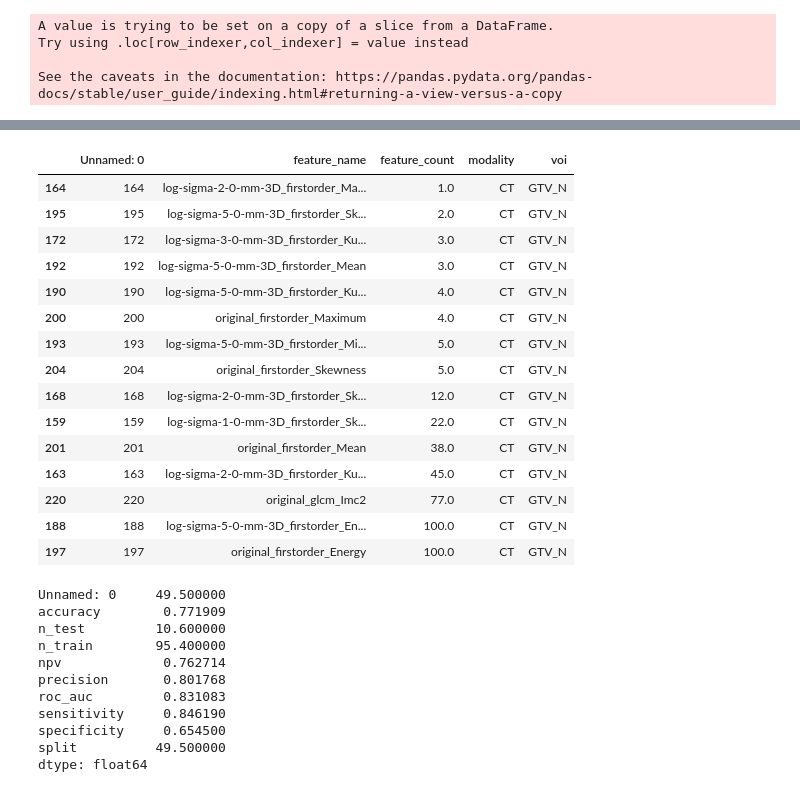
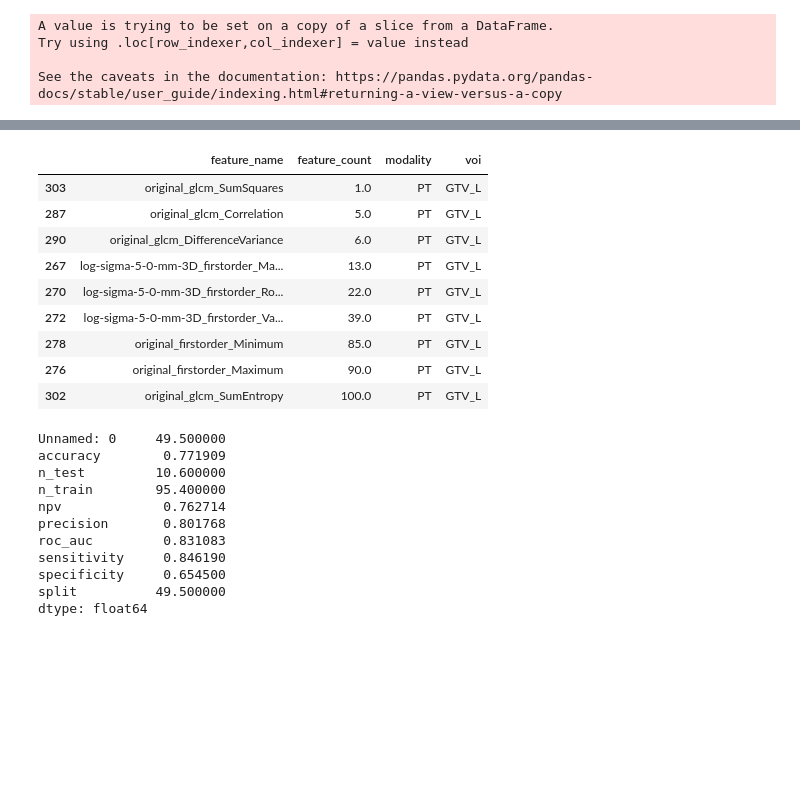
Before and after one commit to voreille/plc_segmentation, a Jupyter notebook: notebooks/analyze_results_radiomics.ipynb, the cells around one changed output, grey strips where cells are left out. Drawn from its saved outputs; the diff is of its cells as text; code cells hidden in the pictures; blank space fills up the shorter version.

```diff
--- a/notebooks/analyze_results_radiomics.ipynb
+++ b/notebooks/analyze_results_radiomics.ipynb
@@ -59,28 +54,22 @@ sns.violinplot(x="1/n_train", y="roc_auc", data=df_plot)
 # %%
 df_fcounts = pd.read_csv("../results/radiomics/rkf_results/light_feature_counts.csv")
 # %%
-df_f_hist = df_fcounts[(df_fcounts["modality"] == "CT")
-                       & (df_fcounts["voi"] == "GTV_N") &
+df_f_hist = df_fcounts[(df_fcounts["modality"] == "PT")
+                       & (df_fcounts["voi"] == "GTV_L") &
                        (df_fcounts["feature_count"] != 0.0)].sort_values(
                            by="feature_count")
-df_f_hist
+df_f_hist.drop(["Unnamed: 0"], axis=1)
 # %% [output]
-|  | Unnamed: 0 | feature_name | feature_count | modality | voi |
-| 164 | 164 | log-sigma-2-0-mm-3D_firstorder_Ma... | 1.0 | CT | GTV_N |
-| 195 | 195 | log-sigma-5-0-mm-3D_firstorder_Sk... | 2.0 | CT | GTV_N |
-| 172 | 172 | log-sigma-3-0-mm-3D_firstorder_Ku... | 3.0 | CT | GTV_N |
-| 192 | 192 | log-sigma-5-0-mm-3D_firstorder_Mean | 3.0 | CT | GTV_N |
-| 190 | 190 | log-sigma-5-0-mm-3D_firstorder_Ku... | 4.0 | CT | GTV_N |
-| 200 | 200 | original_firstorder_Maximum | 4.0 | CT | GTV_N |
-| 193 | 193 | log-sigma-5-0-mm-3D_firstorder_Mi... | 5.0 | CT | GTV_N |
-| 204 | 204 | original_firstorder_Skewness | 5.0 | CT | GTV_N |
-| 168 | 168 | log-sigma-2-0-mm-3D_firstorder_Sk... | 12.0 | CT | GTV_N |
-| 159 | 159 | log-sigma-1-0-mm-3D_firstorder_Sk... | 22.0 | CT | GTV_N |
-| 201 | 201 | original_firstorder_Mean | 38.0 | CT | GTV_N |
-| 163 | 163 | log-sigma-2-0-mm-3D_firstorder_Ku... | 45.0 | CT | GTV_N |
-| 220 | 220 | original_glcm_Imc2 | 77.0 | CT | GTV_N |
-| 188 | 188 | log-sigma-5-0-mm-3D_firstorder_En... | 100.0 | CT | GTV_N |
-| 197 | 197 | original_firstorder_Energy | 100.0 | CT | GTV_N |
+|  | feature_name | feature_count | modality | voi |
+| 303 | original_glcm_SumSquares | 1.0 | PT | GTV_L |
+| 287 | original_glcm_Correlation | 5.0 | PT | GTV_L |
+| 290 | original_glcm_DifferenceVariance | 6.0 | PT | GTV_L |
+| 267 | log-sigma-5-0-mm-3D_firstorder_Ma... | 13.0 | PT | GTV_L |
+| 270 | log-sigma-5-0-mm-3D_firstorder_Ro... | 22.0 | PT | GTV_L |
+| 272 | log-sigma-5-0-mm-3D_firstorder_Va... | 39.0 | PT | GTV_L |
+| 278 | original_firstorder_Minimum | 85.0 | PT | GTV_L |
+| 276 | original_firstorder_Maximum | 90.0 | PT | GTV_L |
+| 302 | original_glcm_SumEntropy | 100.0 | PT | GTV_L |
 # %%
 df[(df["modality"] == "CT") & (df["voi"] == "GTV_L")].mean()
 # %% [output]
```
Also changed, not shown: parts of 14 cells of this notebook, 21 other files.
